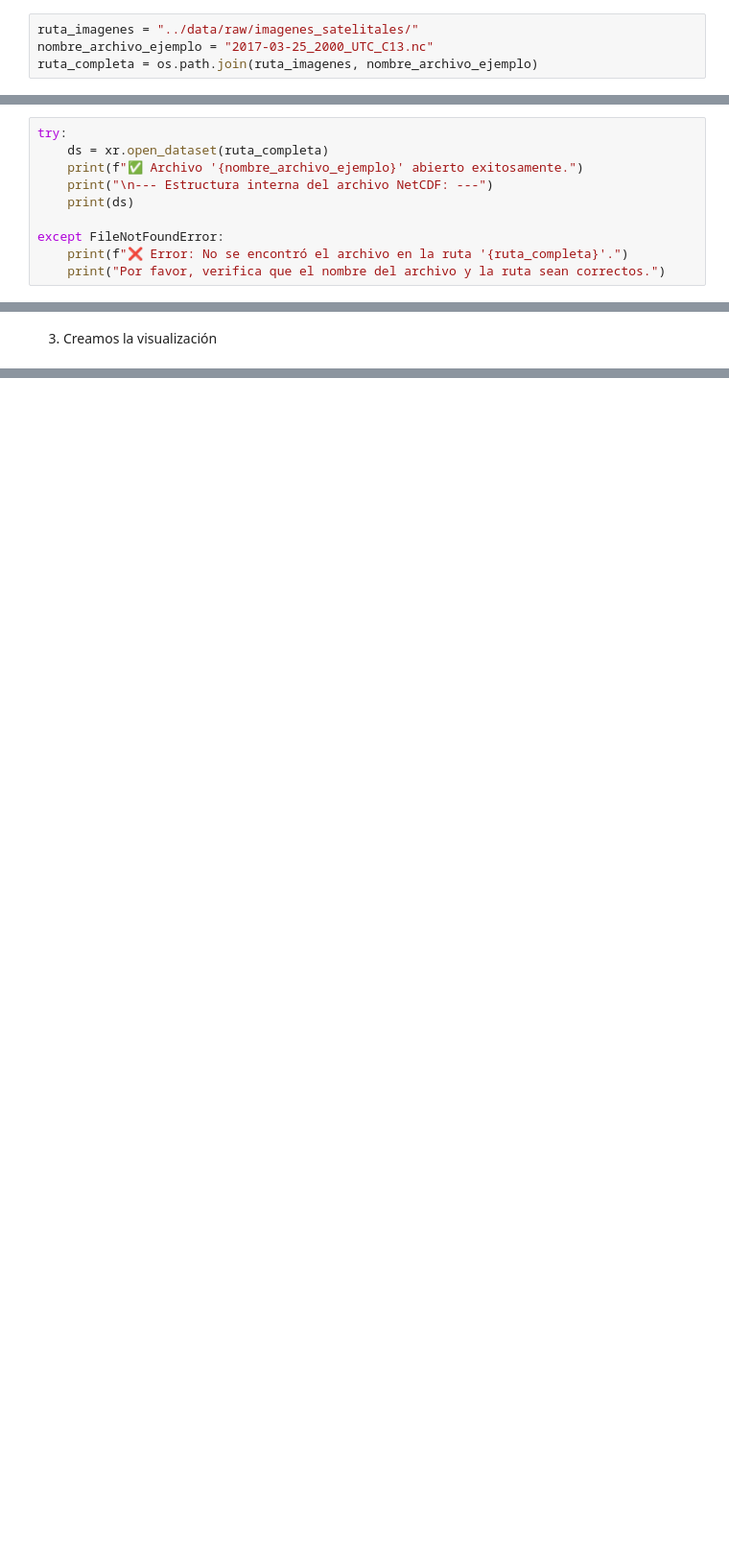
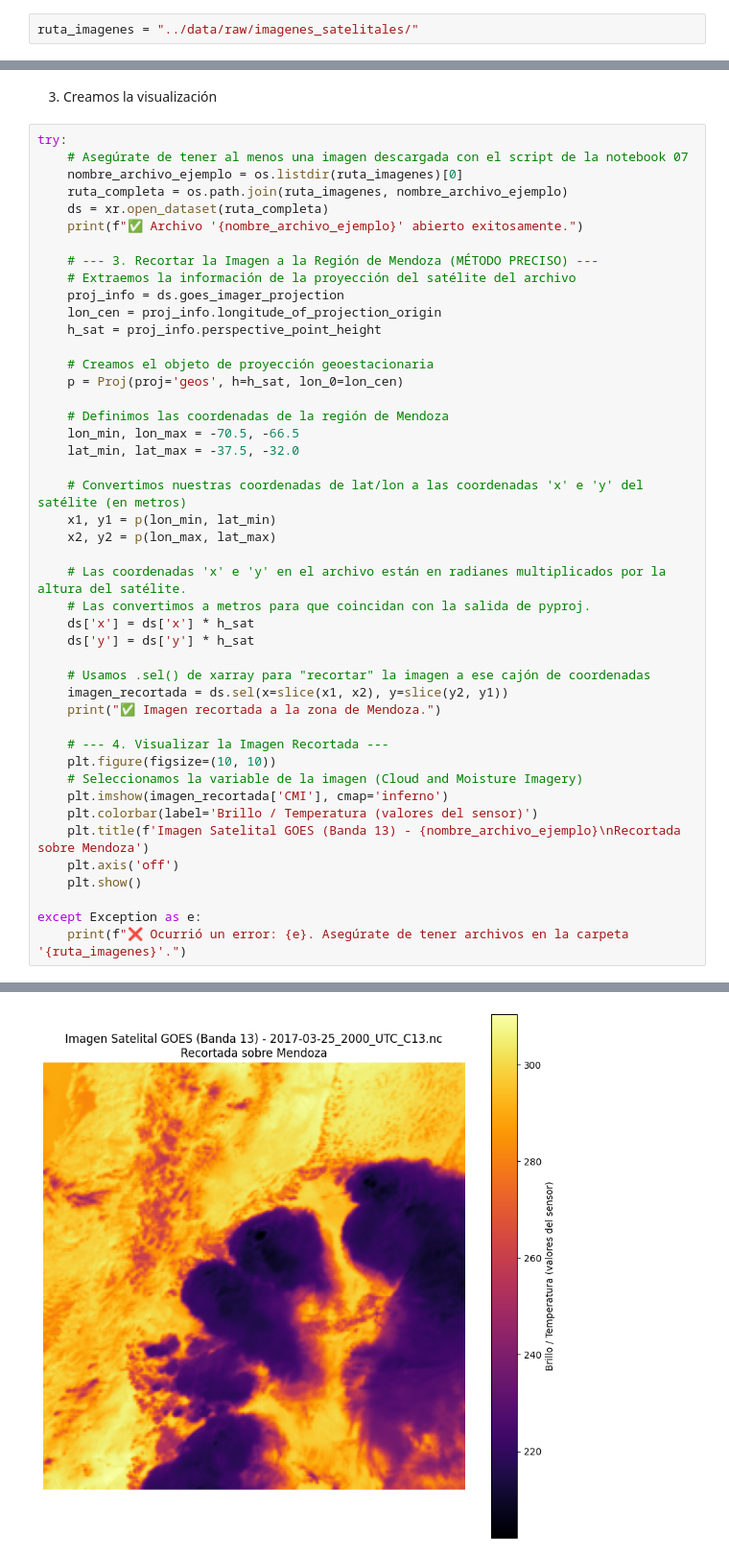
Before and after one commit to Nahuelito22/Nimbus-AI, a Jupyter notebook: notebooks/08_procesamiento_imagenes.ipynb, the cells around one changed output, grey strips where cells are left out. Shown: that part at 96% size. Saved outputs shown, nothing was run; the diff lists cells and outputs as text; blank space fills up the shorter version.

```diff
--- a/notebooks/08_procesamiento_imagenes.ipynb
+++ b/notebooks/08_procesamiento_imagenes.ipynb
@@ -12,5 +21,3 @@ import os
 2) Seleccionar una imagen de ejemplo
 # %%
 ruta_imagenes = "../data/raw/imagenes_satelitales/"
-nombre_archivo_ejemplo = "2017-03-25_2000_UTC_C13.nc"
-ruta_completa = os.path.join(ruta_imagenes, nombre_archivo_ejemplo)
@@ -19,10 +23,0 @@ ruta_completa = os.path.join(ruta_imagenes, nombre_archivo_ejemplo)
-# %%
-try:
-    ds = xr.open_dataset(ruta_completa)
-    print(f"✅ Archivo '{nombre_archivo_ejemplo}' abierto exitosamente.")
-    print("\n--- Estructura interna del archivo NetCDF: ---")
-    print(ds)
-
-except FileNotFoundError:
-    print(f"❌ Error: No se encontró el archivo en la ruta '{ruta_completa}'.")
-    print("Por favor, verifica que el nombre del archivo y la ruta sean correctos.")
@@ -57,2 +24,48 @@ import matplotlib.pyplot as plt
 # %% [markdown]
 3) Creamos la visualización
+# %%
+try:
+    # Asegúrate de tener al menos una imagen descargada con el script de la notebook 07
+    nombre_archivo_ejemplo = os.listdir(ruta_imagenes)[0]
+    ruta_completa = os.path.join(ruta_imagenes, nombre_archivo_ejemplo)
+    ds = xr.open_dataset(ruta_completa)
+    print(f"✅ Archivo '{nombre_archivo_ejemplo}' abierto exitosamente.")
+
+    # --- 3. Recortar la Imagen a la Región de Mendoza (MÉTODO PRECISO) ---
+    # Extraemos la información de la proyección del satélite del archivo
+    proj_info = ds.goes_imager_projection
+    lon_cen = proj_info.longitude_of_projection_origin
+    h_sat = proj_info.perspective_point_height
+
+    # Creamos el objeto de proyección geoestacionaria
+    p = Proj(proj='geos', h=h_sat, lon_0=lon_cen)
+
+    # Definimos las coordenadas de la región de Mendoza
+    lon_min, lon_max = -70.5, -66.5
+    lat_min, lat_max = -37.5, -32.0
+
+    # Convertimos nuestras coordenadas de lat/lon a las coordenadas 'x' e 'y' del satélite (en metros)
+    x1, y1 = p(lon_min, lat_min)
+    x2, y2 = p(lon_max, lat_max)
+
+    # Las coordenadas 'x' e 'y' en el archivo están en radianes multiplicados por la altura del satélite.
+    # Las convertimos a metros para que coincidan con la salida de pyproj.
+    ds['x'] = ds['x'] * h_sat
+    ds['y'] = ds['y'] * h_sat
+
+    # Usamos .sel() de xarray para "recortar" la imagen a ese cajón de coordenadas
+    imagen_recortada = ds.sel(x=slice(x1, x2), y=slice(y2, y1))
+    print("✅ Imagen recortada a la zona de Mendoza.")
+
+    # --- 4. Visualizar la Imagen Recortada ---
+    plt.figure(figsize=(10, 10))
+    # Seleccionamos la variable de la imagen (Cloud and Moisture Imagery)
+    plt.imshow(imagen_recortada['CMI'], cmap='inferno')
+    plt.colorbar(label='Brillo / Temperatura (valores del sensor)')
+    plt.title(f'Imagen Satelital GOES (Banda 13) - {nombre_archivo_ejemplo}\nRecortada sobre Mendoza')
+    plt.axis('off')
+    plt.show()
+
+except Exception as e:
+    print(f"❌ Ocurrió un error: {e}. Asegúrate de tener archivos en la carpeta '{ruta_imagenes}'.")
+# %% [output]
@@ -58,0 +74 @@ import matplotlib.pyplot as plt
+[figure, added]
```
Also changed, not shown: parts of 10 cells of this notebook, 7 other files.
